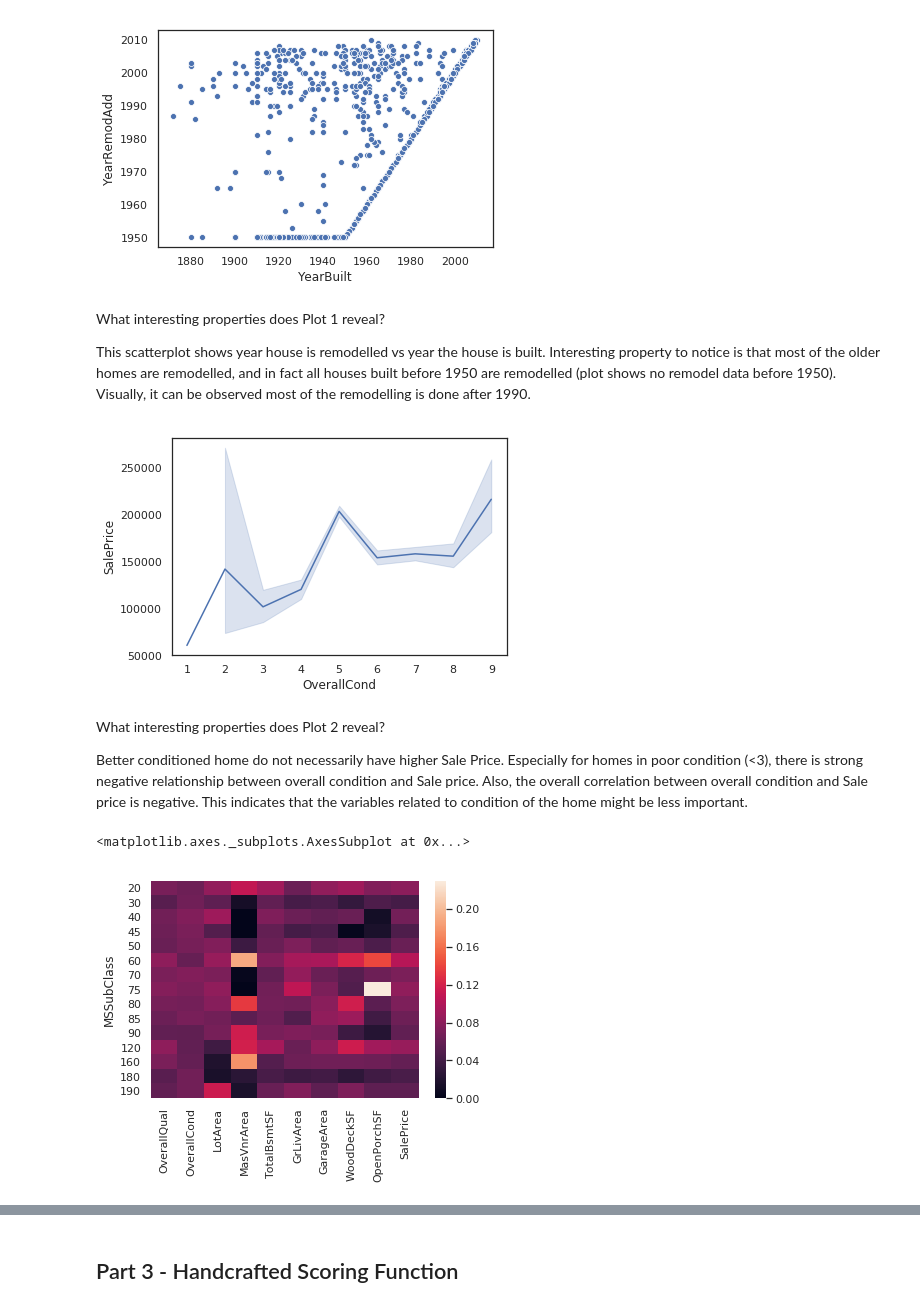
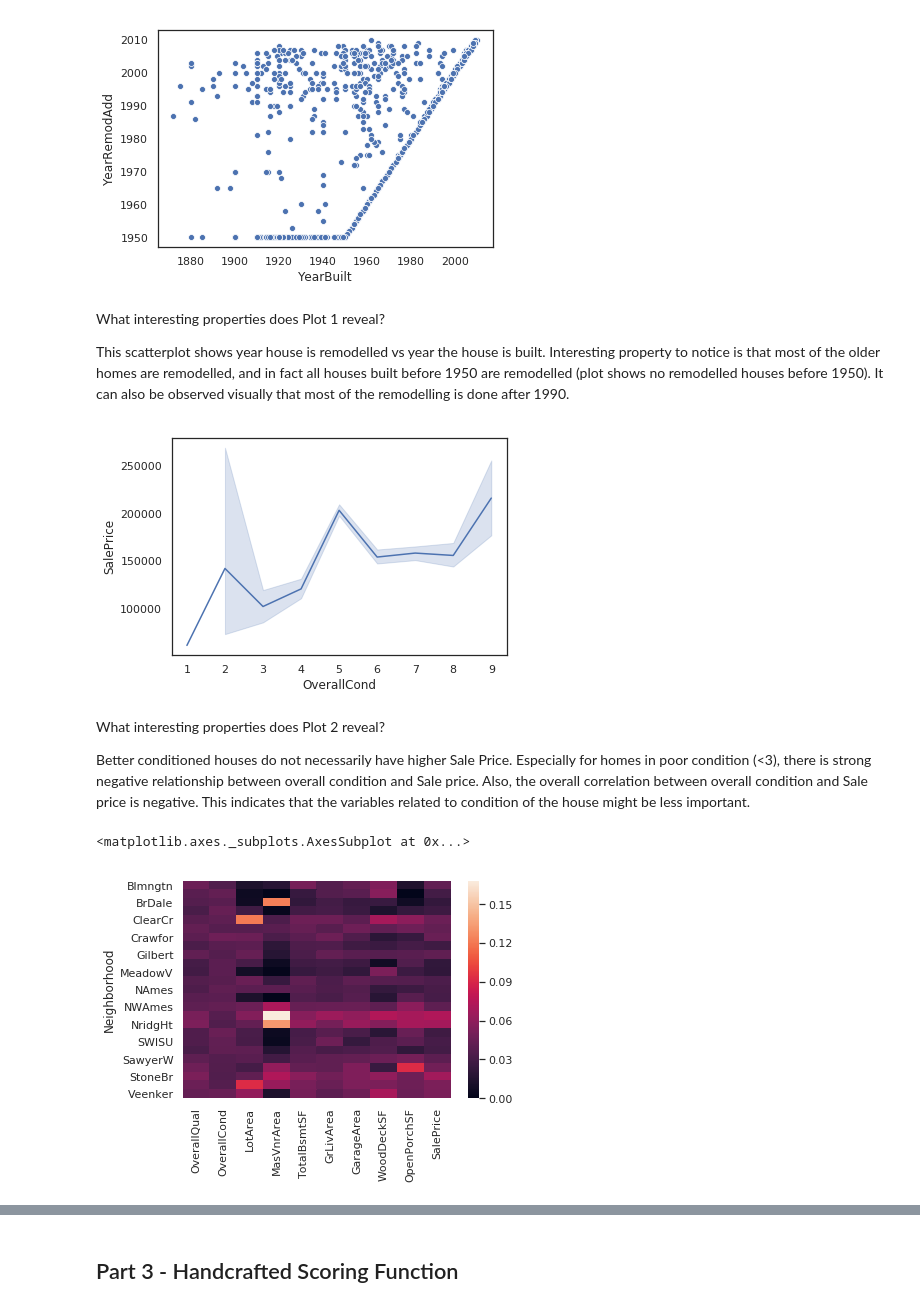
Before and after one commit to vamsh1/Kaggle_House-prices, a Jupyter notebook: cse519_hw3_kundhuru_ankitha_112504056.ipynb, the cells around one changed output, grey strips where cells are left out. Saved outputs shown, nothing was run; the diff lists cells and outputs as text; code cells hidden in the pictures.

```diff
--- a/cse519_hw3_kundhuru_ankitha_112504056.ipynb
+++ b/cse519_hw3_kundhuru_ankitha_112504056.ipynb
@@ -63,12 +61,3 @@ train_data.loc[train_data['BsmtFinType1'].isna(),'BsmtFinType1']  = "No"
 train_data.loc[train_data['BsmtExposure'].isna(),'BsmtExposure']  = "No"
 train_data.loc[train_data['BsmtCond'].isna(),'BsmtCond']  = "No"
 train_data.loc[train_data['BsmtQual'].isna(),'BsmtQual']  = "No"
-# %%
-#Treatment of missing values - replace with median
-
-#impute_values = sklearn.preprocessing.Imputer(strategy='most_frequent', copy=False)
-#impute_values.fit(train_data)
-
-
-for col in train_data.columns:
-  train_data[col].fillna(value = train_data[col].mode(), inplace = True)
@@ -120,34 +124,33 @@ ax = sns.scatterplot(x="YearBuilt", y="YearRemodAdd", data=train_data)
 # %% [markdown]
 What interesting properties does Plot 1 reveal?
 
-This scatterplot shows year house is remodelled vs year the house is built. Interesting property to notice is that most of the older homes are remodelled, and in fact all houses built before 1950 are remodelled (plot shows no remodel data before 1950). Visually, it can be observed most of the remodelling is done after 1990.
+This scatterplot shows year house is remodelled vs year the house is built. Interesting property to notice is that most of the older homes are remodelled, and in fact all houses built before 1950 are remodelled (plot shows no remodelled houses before 1950). It can also be observed visually that most of the remodelling is done after 1990.
 # %%
 # TODO: code to generate Plot 2 (LinePlot)
 #ax = sns.lineplot(x="OverallCond", y="OverallQual", data=train_data)
 
 ax = sns.lineplot(x="OverallCond", y="SalePrice", data=train_data)
 # %% [output]
-[figure, old version]
+[figure, new version]
 # %% [markdown]
 What interesting properties does Plot 2 reveal?
 
-Better conditioned home do not necessarily have higher Sale Price. Especially for homes in poor condition (<3), there is strong negative relationship between overall condition and Sale price. Also, the overall correlation between overall condition and Sale price is negative. This indicates that the variables related to condition of the home might be less important.
+Better conditioned houses do not necessarily have higher Sale Price. Especially for homes in poor condition (<3), there is strong negative relationship between overall condition and Sale price. Also, the overall correlation between overall condition and Sale price is negative. This indicates that the variables related to condition of the house might be less important.
 # %%
 # TODO: code to generate Plot 3 (HeatMap)
 def df_column_normalize(dataframe, percent=False):
     '''Normalizes the values of a given pandas Dataframe by the total sum of each column'''
     if percent:
         return dataframe.div(dataframe.sum(axis=0), axis=1)*100
     else:
         return dataframe.div(dataframe.sum(axis=0), axis=1)
 
-
-grouped = train_data.groupby(by = 'MSSubClass')
+grouped = train_data.groupby(by = 'Neighborhood')
 data = grouped.mean()[['OverallQual', 'OverallCond', 'LotArea','MasVnrArea', 'TotalBsmtSF', 'GrLivArea', 'GarageArea', 'WoodDeckSF', 'OpenPorchSF', 'SalePrice']]
 
 data = df_column_normalize(data)
 
 sns.heatmap(data)
 # %% [output]
 <matplotlib.axes._subplots.AxesSubplot at 0x...>
-[figure, old version]
+[figure, new version]
```
Also changed, not shown: parts of 29 cells of this notebook.
